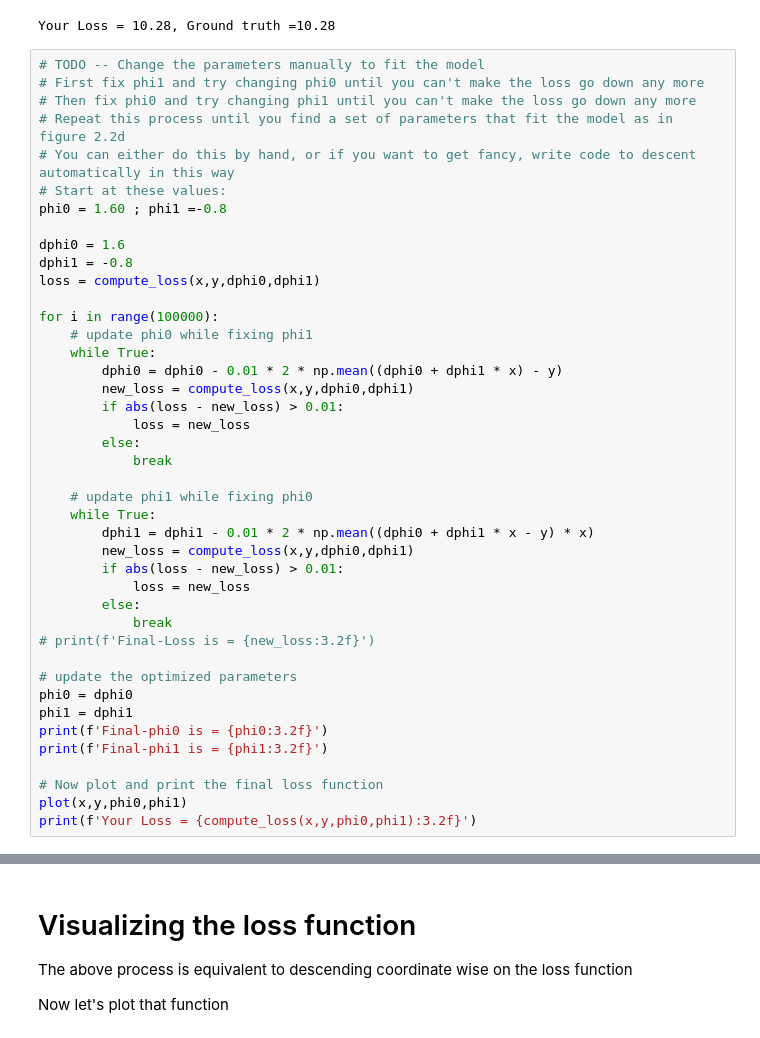
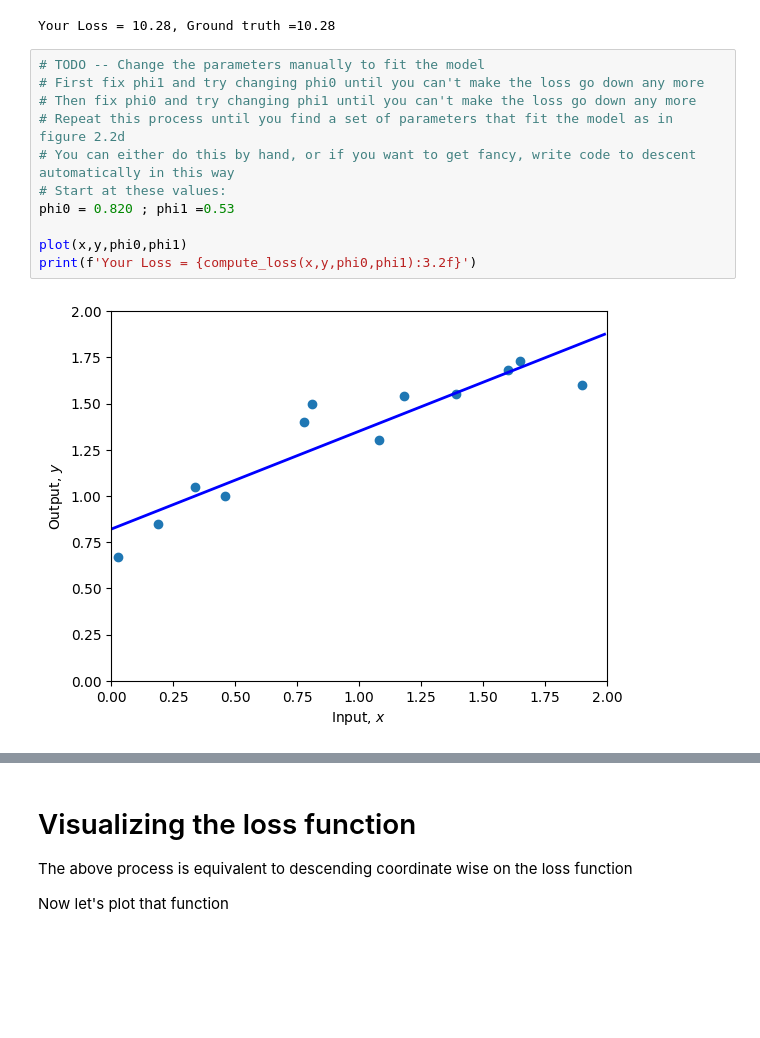
Before and after one commit to vvithurshan/DeepLearning, a Jupyter notebook: Notebooks/Chap02/2_1_Supervised_Learning.ipynb, the cells around one changed output, grey strips where cells are left out. Cells and saved outputs as stored; diff of their text form; blank space fills up the shorter version.

```diff
--- a/Notebooks/Chap02/2_1_Supervised_Learning.ipynb
+++ b/Notebooks/Chap02/2_1_Supervised_Learning.ipynb
@@ -80,43 +80,13 @@ Your Loss = 10.28, Ground truth =10.28
 # %%
 # TODO -- Change the parameters manually to fit the model
 # First fix phi1 and try changing phi0 until you can't make the loss go down any more
 # Then fix phi0 and try changing phi1 until you can't make the loss go down any more
 # Repeat this process until you find a set of parameters that fit the model as in figure 2.2d
 # You can either do this by hand, or if you want to get fancy, write code to descent automatically in this way
 # Start at these values:
-phi0 = 1.60 ; phi1 =-0.8
+phi0 = 0.820 ; phi1 =0.53
 
-dphi0 = 1.6
-dphi1 = -0.8
-loss = compute_loss(x,y,dphi0,dphi1)
-
-for i in range(100000):
-    # update phi0 while fixing phi1
-    while True:
-        dphi0 = dphi0 - 0.01 * 2 * np.mean((dphi0 + dphi1 * x) - y)
-        new_loss = compute_loss(x,y,dphi0,dphi1)
-        if abs(loss - new_loss) > 0.01:
-            loss = new_loss
-        else:
-            break
-
-    # update phi1 while fixing phi0
-    while True:
-        dphi1 = dphi1 - 0.01 * 2 * np.mean((dphi0 + dphi1 * x - y) * x)
-        new_loss = compute_loss(x,y,dphi0,dphi1)
-        if abs(loss - new_loss) > 0.01:
-            loss = new_loss
-        else:
-            break
-# print(f'Final-Loss is = {new_loss:3.2f}')
-
-# update the optimized parameters
-phi0 = dphi0
-phi1 = dphi1
-print(f'Final-phi0 is = {phi0:3.2f}')
-print(f'Final-phi1 is = {phi1:3.2f}')
-
-# Now plot and print the final loss function
 plot(x,y,phi0,phi1)
 print(f'Your Loss = {compute_loss(x,y,phi0,phi1):3.2f}')
 # %% [output]
+[figure]
```
Also changed, not shown: parts of 4 cells of this notebook.
